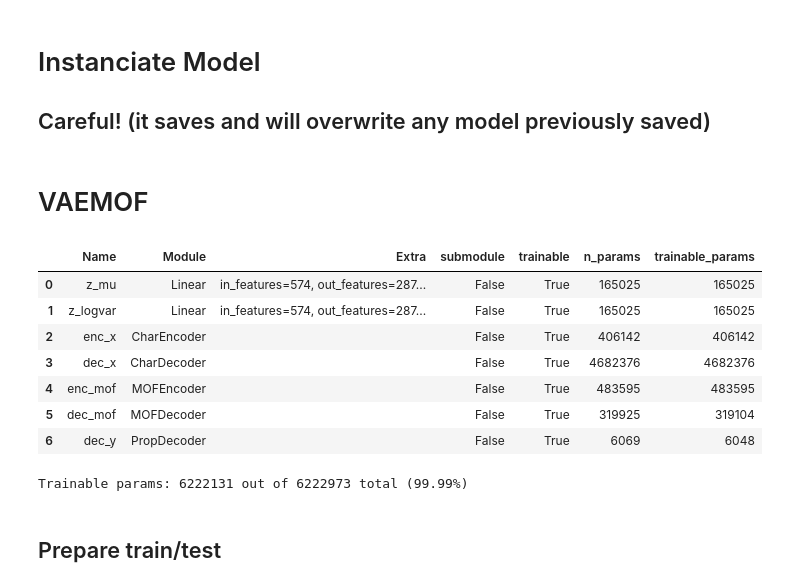
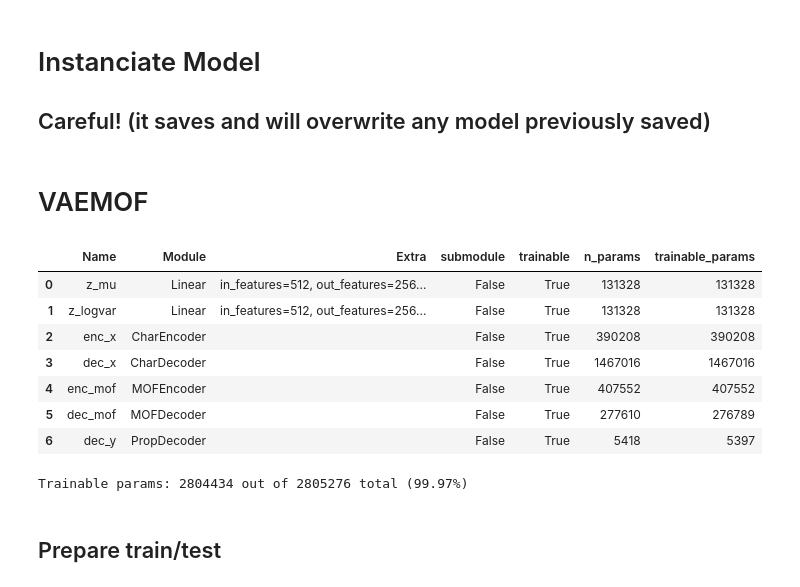
Before and after one commit to zhenpengyao/Supramolecular_VAE, a Jupyter notebook: VAEMOF_train.ipynb, the cells around one changed output. Drawn from its saved outputs; the diff is of its cells as text; code cells hidden in the pictures.

```diff
--- a/VAEMOF_train.ipynb
+++ b/VAEMOF_train.ipynb
@@ -41,7 +40,7 @@ cuda? True
 # %%
 preset = 'full'
 WORK_DIR = 'results/test'
-hparams = configs.get_model_config(WORK_DIR, preset)
+hparams = configs.get_model_config(WORK_DIR, preset, rand=False)
 print(utils.header_str(preset))
 hparams['train_device'] = 'cuda' if torch.cuda.is_available() else 'cpu'
 
@@ -158,24 +157,23 @@ id2mof       has 713 classes
 # %%
 try:
     utils.clear_torch(model)
 except:
     utils.clear_torch(model=None)
 
-hparams.train_batch_size =1024+512
 model = VAEMOF(hparams, vocab, vocab_mof, vocab_y).to(device)
 model.save()
 modules.model_summary(model, include_children=False)
 # %% [output]
 VAEMOF
 |  | Name | Module | Extra | submodule | trainable | n_params | trainable_params |
-| 0 | z_mu | Linear | in_features=574, out_features=287... | False | True | 165025 | 165025 |
-| 1 | z_logvar | Linear | in_features=574, out_features=287... | False | True | 165025 | 165025 |
-| 2 | enc_x | CharEncoder |  | False | True | 406142 | 406142 |
-| 3 | dec_x | CharDecoder |  | False | True | 4682376 | 4682376 |
-| 4 | enc_mof | MOFEncoder |  | False | True | 483595 | 483595 |
-| 5 | dec_mof | MOFDecoder |  | False | True | 319925 | 319104 |
-| 6 | dec_y | PropDecoder |  | False | True | 6069 | 6048 |
+| 0 | z_mu | Linear | in_features=512, out_features=256... | False | True | 131328 | 131328 |
+| 1 | z_logvar | Linear | in_features=512, out_features=256... | False | True | 131328 | 131328 |
+| 2 | enc_x | CharEncoder |  | False | True | 390208 | 390208 |
+| 3 | dec_x | CharDecoder |  | False | True | 1467016 | 1467016 |
+| 4 | enc_mof | MOFEncoder |  | False | True | 407552 | 407552 |
+| 5 | dec_mof | MOFDecoder |  | False | True | 277610 | 276789 |
+| 6 | dec_y | PropDecoder |  | False | True | 5418 | 5397 |
-Trainable params: 6222131 out of 6222973 total (99.99%)
+Trainable params: 2804434 out of 2805276 total (99.97%)
 # %% [markdown]
 ## Prepare train/test
 # %%
```
Also changed, not shown: parts of 9 cells of this notebook, 4 other files.
